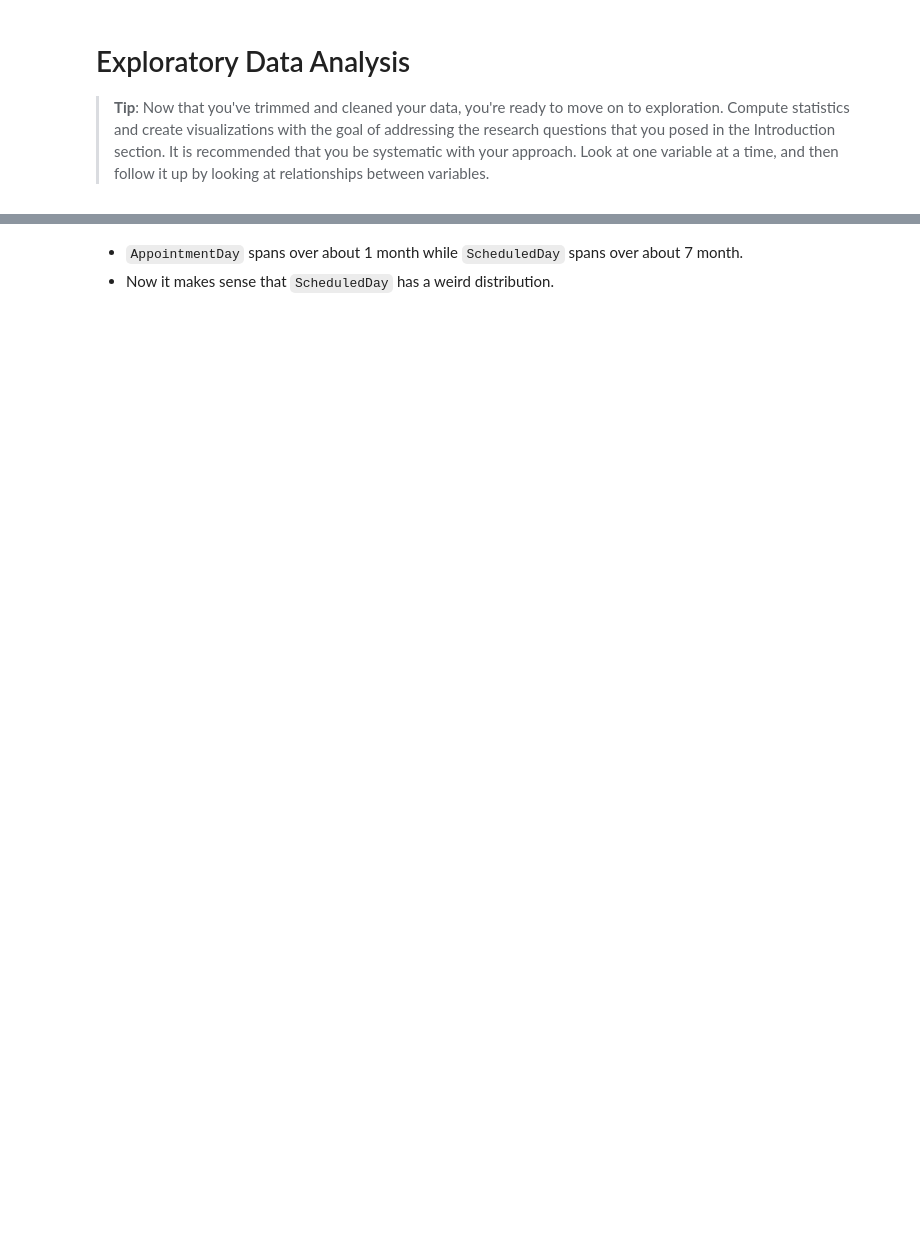
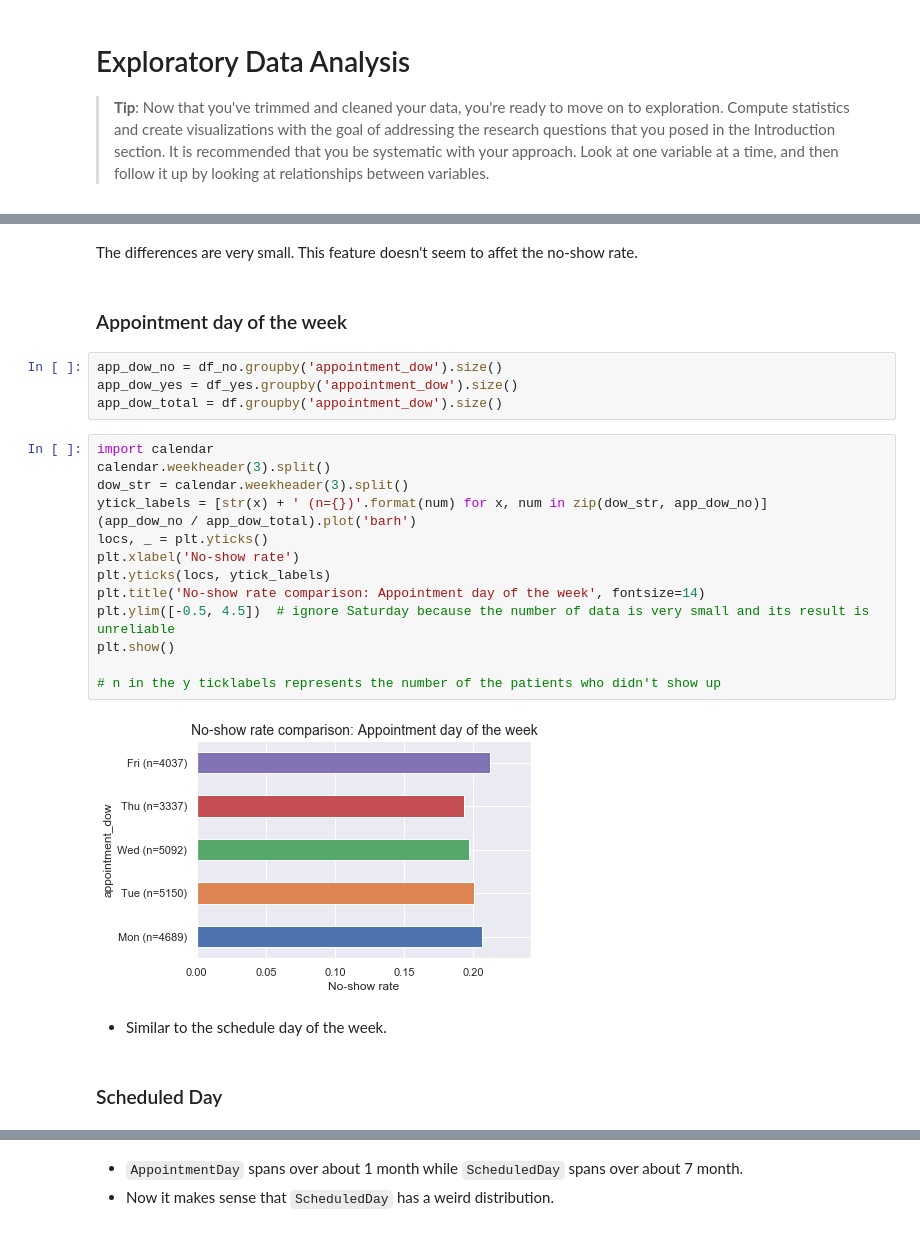
Before and after one commit to harupy/udacity-data-analyst, a Jupyter notebook: 2-introduction-to-data-analysis/@investigate_a_dataset/Investigate_a_Dataset.ipynb, the cells around one changed output, grey strips where cells are left out. Saved outputs shown, nothing was run; the diff lists cells and outputs as text; blank space fills up the shorter version.

```diff
--- a/2-introduction-to-data-analysis/@investigate_a_dataset/Investigate_a_Dataset.ipynb
+++ b/2-introduction-to-data-analysis/@investigate_a_dataset/Investigate_a_Dataset.ipynb
@@ -384,0 +386,28 @@ print(min_date, max_date)
+# %% [markdown]
+The differences are very small. This feature doesn't seem to affet the no-show rate.
+# %% [markdown]
+### Appointment day of the week
+# %%
+app_dow_no = df_no.groupby('appointment_dow').size()
+app_dow_yes = df_yes.groupby('appointment_dow').size()
+app_dow_total = df.groupby('appointment_dow').size()
+# %%
+import calendar
+calendar.weekheader(3).split()
+dow_str = calendar.weekheader(3).split()
+ytick_labels = [str(x) + ' (n={})'.format(num) for x, num in zip(dow_str, app_dow_no)]
+(app_dow_no / app_dow_total).plot('barh')
+locs, _ = plt.yticks()
+plt.xlabel('No-show rate')
+plt.yticks(locs, ytick_labels)
+plt.title('No-show rate comparison: Appointment day of the week', fontsize=14)
+plt.ylim([-0.5, 4.5])  # ignore Saturday because the number of data is very small and its result is unreliable
+plt.show()
+
+# n in the y ticklabels represents the number of the patients who didn't show up
+# %% [output]
+[figure, added]
+# %% [markdown]
+- Similar to the schedule day of the week.
+# %% [markdown]
+### Scheduled Day
```
Also changed, not shown: parts of 140 cells of this notebook, 3 other files.
